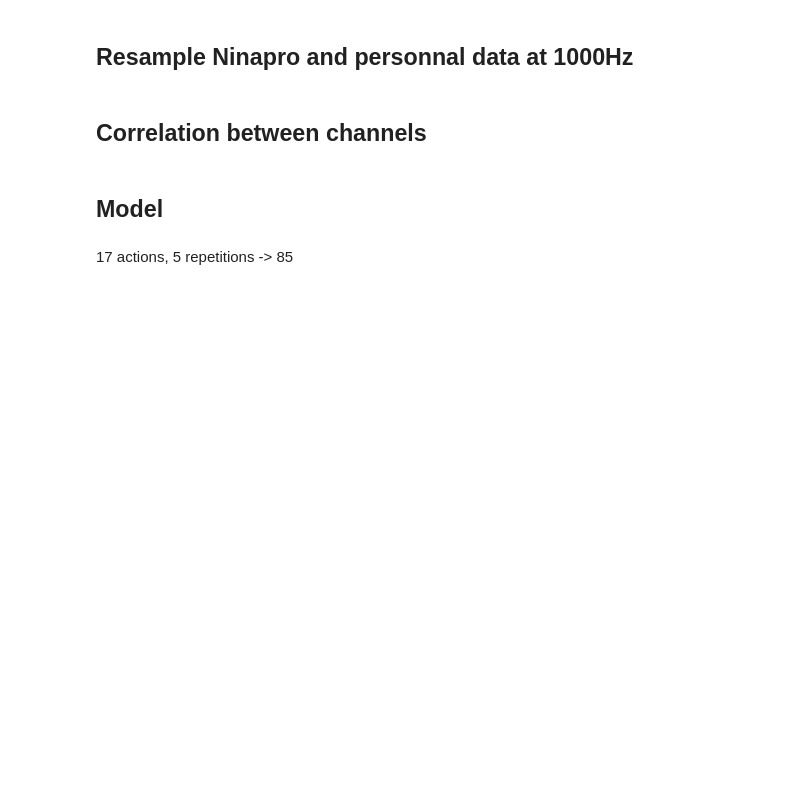
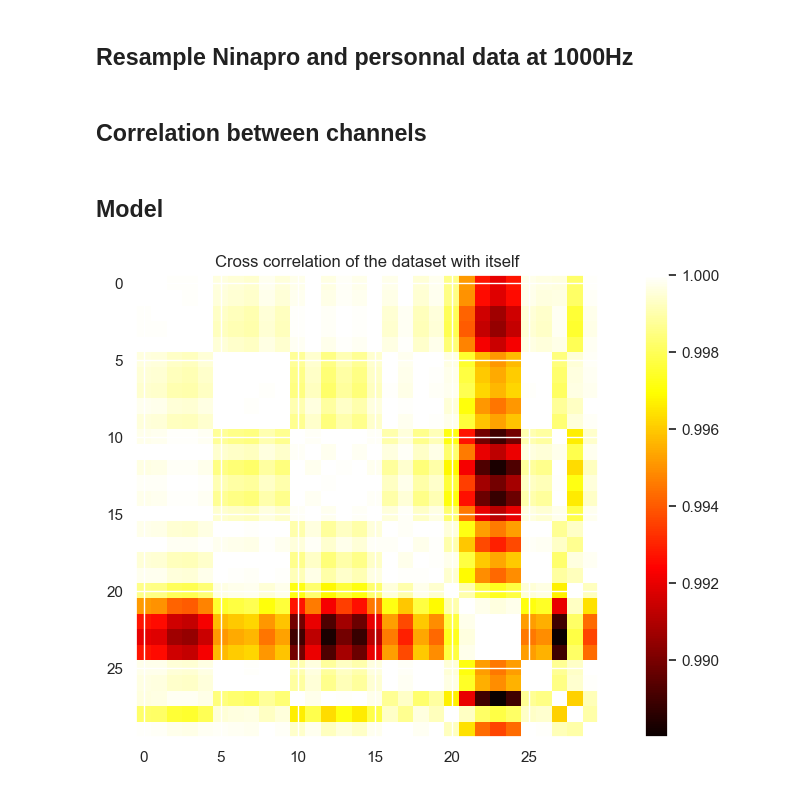
Before and after one commit to N-Pulse/EMG-Decoding, a Jupyter notebook: data_exploration.ipynb, the cells around one changed output. Drawn from its saved outputs; the diff is of its cells as text; code cells hidden in the pictures; blank space fills up the shorter version.

```diff
--- a/data_exploration.ipynb
+++ b/data_exploration.ipynb
@@ -466,6 +505,7 @@ def build_dataset_from_ninapro(emg, stimulus, repetition, features=None):
     # Calculate the total number of features by summing the number of channels for each feature
     n_features = sum(n_channels for feature in features)
 
+    print(f"Number of samples: {n_samples}, Number of features: {n_features}, Number of channels: {n_channels}")
     # Initialize the dataset and labels arrays with zeros
     dataset = np.zeros((n_samples, n_features))
     labels = np.zeros(n_samples)
@@ -479,14 +519,17 @@ def build_dataset_from_ninapro(emg, stimulus, repetition, features=None):
             # Calculate the current sample index based on stimulus and repetition
             current_sample_index = i * n_repetitions + j
             current_feature_index = 0
+
             # Select the time steps corresponding to the current stimulus and repetition
-            selected_tsteps = np.logical_and(stimulus == i + 1, repetition == j + 1).squeeze()
+
+            selected_tsteps = np.logical_and(stimulus == stimulus.unique()[i], repetition == repetition.unique()[j]).squeeze()
 
             # Loop over each feature function provided
             for feature in features:
                 # Determine the indices in the dataset where the current feature will be stored
                 selected_features = np.arange(current_feature_index, current_feature_index + n_channels)
                 # Apply the feature function to the selected EMG data and store the result
+
                 dataset[current_sample_index, selected_features] = feature(emg[selected_tsteps, :])
                 # Update the feature index for the next feature
                 current_feature_index += n_channels
@@ -541,16 +584,16 @@ data_ninapro_df.head()
 training_data = data_ninapro_df.drop(columns=['Channel1', 'Channel3', 'Channel4', 'Channel5', 'Channel6', 'Channel7', 'Channel9', 'Channel10', 'Channel11', 'Channel12'])
 
 # Keep selected Stimuli (from gesture_to_id)
-training_data = training_data[training_data['Stimulus'].isin(gesture_to_id.values())]
+training_data = training_data[training_data['Restimulus'].isin(gesture_to_id.values())]
 
 # Map the gesture labels to their corresponding IDs
-print(training_data['Stimulus'].unique())
+print(training_data['Restimulus'].unique())
 for key, value in gesture_to_id.items():
-    if value in training_data['Stimulus'].values:
+    if value in training_data['Restimulus'].values:
         # training_data.loc[training_data['Stimulus'] == value, 'Stimulus'] = key
         print(key)
 
-training_data.sample(10)
+training_data.sample(5)
 # %%
 # Count how many stimuls!=restimulus
 print(training_data[training_data['Stimulus']!=training_data['Restimulus']].shape[0])
@@ -558,7 +603,7 @@ print(training_data.shape[0])
 # %%
 # Take only selected mouvements and channels 2 & 8 for Ninapro data
 
-# # create empty dataframe to store the data
+# create empty dataframe to store the data
 # emg_training = pd.DataFrame()
 # for key, value in gesture_to_id.items():
 #     mvmt = value
@@ -567,16 +612,27 @@ print(training_data.shape[0])
 # emg_windows[13][rep][:, channel_idx]
 # emg_training = emg_rectified[:, [1, 7]] # Channel 2 and 8 (0-indexed)
 
+emg_training = training_data[['Channel2', 'Channel8']].values
+stimulus = training_data['Restimulus']
+repetition = training_data['Rerepetition']
 dataset, labels = build_dataset_from_ninapro(
     emg=emg_training,
-    stimulus=restimulus,
-    repetition=rerepetition,
+    stimulus=stimulus,
+    repetition=repetition,
     features= features_selected
 )
 
 print(f"dataset dimension: {dataset.shape}")
 print(f"labels dimension: {labels.shape}")
 # %%
-dataset
+# plot the cross correlation of the dataset with itself
+
+plt.figure(figsize=(12, 6))
+plt.title("Cross correlation of the dataset with itself")
+plt.imshow(np.corrcoef(dataset), cmap='hot', interpolation='nearest')
+plt.colorbar()
+plt.show()
+
+# normal that every 5 labels are the same, so it's a good sanity check
+# %% [output]
+[figure, added]
-# %% [markdown]
-17 actions, 5 repetitions -> 85
```
Also changed, not shown: parts of 6 cells of this notebook.
